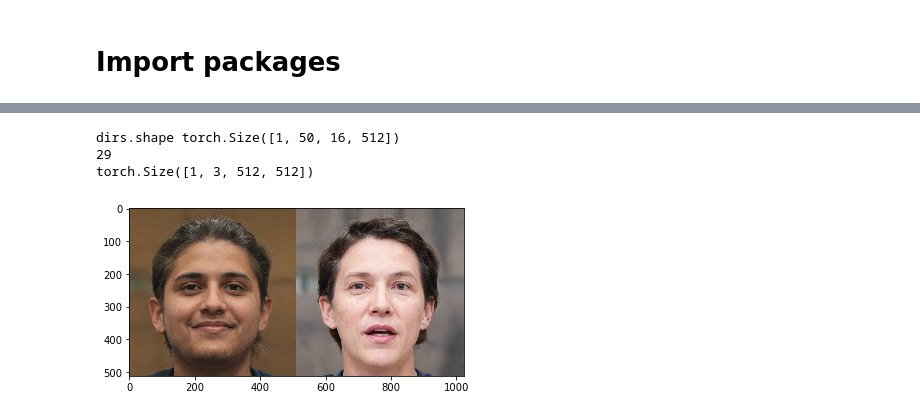
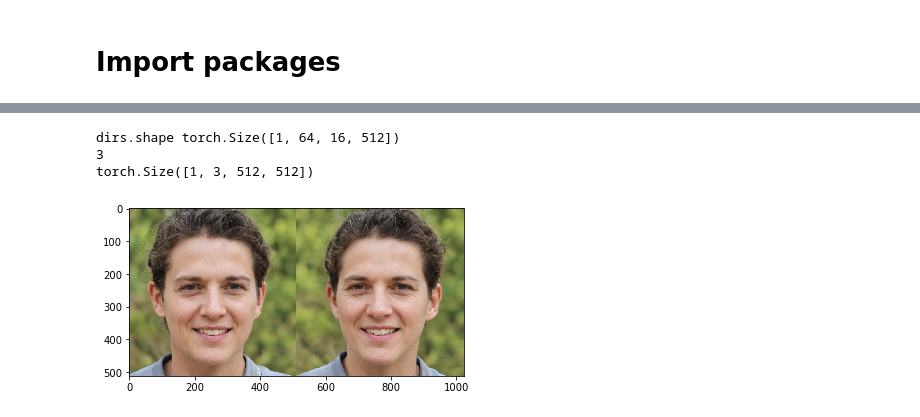
Before and after one commit to zhuxinqimac/stylegan2-ada-pytorch, a Jupyter notebook: eval_nav_nb.ipynb, the cells around one changed output, grey strips where cells are left out. Cells and saved outputs as stored; diff of their text form; code cells hidden in the pictures.

```diff
--- a/eval_nav_nb.ipynb
+++ b/eval_nav_nb.ipynb
@@ -111,16 +130,16 @@ def show(img):
 # %%
 def try_var_scale_ls(M, var_scale_ls, idx, used_dims, seed=0, truncation_psi=0.3):
     torch.random.manual_seed(seed)
-    z = torch.randn([1, G.z_dim], device=device)
-    c = torch.randn([1, G.c_dim], device=device)
-    w = G.mapping(z, c, truncation_psi=truncation_psi) # (b, num_ws, w_dim)
+    z = torch.randn([1, G_ref.z_dim], device=device)
+    c = torch.randn([1, G_ref.c_dim], device=device)
+    w = G_ref.mapping(z, c, truncation_psi=truncation_psi) # (b, num_ws, w_dim)
     dirs = M(w) # [b, nv_dim, num_ws, w_dim]
     print('dirs.shape', dirs.shape)
     w_1 = w - dirs[:, used_dims[idx]] * var_scale_ls[idx]
     w_2 = w + dirs[:, used_dims[idx]] * var_scale_ls[idx] # [b, num_ws, w_dim]
     print(idx)
-    image = G.synthesis(w_1, noise_mode='const')
-    image_2 = G.synthesis(w_2, noise_mode='const')
+    image = G_ref.synthesis(w_1, noise_mode='const')
+    image_2 = G_ref.synthesis(w_2, noise_mode='const')
     print(image.shape)
 
     show(torch.cat([image, image_2], dim=3)[0].cpu())
@@ -276,12 +299,24 @@ used_attr_idx = list(range(24))
 # navigator_pkl = '/mnt/hpc_scratch/stylegan2-ada-pytorch/nav_eccv22_atl_fixedES_neig30_ffhq512_1/00008-ffhq512-z_30-lr_0.01-wals_0.3-prand_F-vart_s-mcont_1-dis_512-dic_3-mir_T-ldimg_T-ndup_1-sensor_alex-sensl_10-ftop_T-fdf_F-at_fixed-nt_fixedES-neig_30-afc_3-nfc_3-atl_14-atg_3-cont_0-pos_1-neg_1-div_0.1-ncol_2-dys_T-vars_1-kimg1000-batch28/network-snapshot-001000.pkl'
 # === contra-2
 # navigator_pkl = '/mnt/hpc_scratch/stylegan2-ada-pytorch/nav_eccv22_fixedE100_ffhq512_1/00004-ffhq512-z_50-lr_0.05-wals_0.3-prand_F-vart_s-mcont_1-dis_512-dic_3-mir_T-ldimg_T-ndup_1-sensor_alex-sensl_10-ftop_T-fdf_F-at_fixed-nt_fixedE-neig_100-afc_3-nfc_3-atl_16-atg_3-cont_0-pos_1-neg_1-div_0.1-ncol_2-dys_T-vars_3-kimg600-batch10/network-snapshot-000600.pkl'
+# navigator_pkl = '/lshare/xqzhu/repo_results/stylegan2-ada-pytorch/nav_aaai23_bi_z64_200k_ffhq512/00000-ffhq512-z_64-lr_0.1-vars_0.5-wals_0.3-prand_F-vart_s-mcont_0-dis_512-dic_3-mir_T-ldimg_T-ndup_1-sensor_alex-sensl_10-ftop_T-fdf_F-at_fixed-nt_fixedE-neig_300-afc_3-nfc_3-atl_16-atg_3-cont_1-pos_1-neg_1-div_0.01-ncol_16-dys_T-kimg200-batch8/network-snapshot-000200.pkl'
+# navigator_pkl = '/lshare/xqzhu/repo_results/stylegan2-ada-pytorch/nav_aaai23_bi_z64_200k_ffhq512/00001-ffhq512-z_64-lr_0.1-vars_0.5-wals_0.3-prand_F-vart_s-mcont_0-dis_512-dic_3-mir_T-ldimg_T-ndup_1-sensor_alex-sensl_10-ftop_T-fdf_F-at_fixed-nt_fixedE-neig_300-afc_3-nfc_3-atl_16-atg_3-cont_1-pos_1-neg_1-div_0.01-ncol_16-dys_T-kimg200-batch8/network-snapshot-000200.pkl'
+# navigator_pkl = '/lshare/xqzhu/repo_results/stylegan2-ada-pytorch/nav_aaai23_bi_z64_200k_ffhq512/00002-ffhq512-z_64-lr_0.1-vars_0.5-wals_0.3-prand_F-vart_s-mcont_0-dis_512-dic_3-mir_T-ldimg_T-ndup_1-sensor_alex-sensl_10-ftop_T-fdf_F-at_fixed-nt_fixedE-neig_300-afc_3-nfc_3-atl_16-atg_3-cont_1-pos_1-neg_1-div_0.01-ncol_16-dys_T-kimg200-batch8/network-snapshot-000200.pkl'
+navigator_pkl = '/lshare/xqzhu/repo_results/stylegan2-ada-pytorch/nav_aaai23_bi_z64_200k_ffhq512/00003-ffhq512-z_64-lr_0.1-vars_0.5-wals_0.3-prand_F-vart_s-mcont_0-dis_512-dic_3-mir_T-ldimg_T-ndup_1-sensor_alex-sensl_10-ftop_T-fdf_F-at_fixed-nt_fixedE-neig_300-afc_3-nfc_3-atl_16-atg_3-cont_1-pos_1-neg_1-div_0.01-ncol_16-dys_T-kimg200-batch8/network-snapshot-000200.pkl'
 # === pca_base
-navigator_pkl = '/mnt/hpc_scratch/stylegan2-ada-pytorch/nav_eccv22_pcabase_ffhq512/00002-ffhq512-z_50-lr_0.01-wals_1-prand_F-vart_s-mcont_0-dis_512-dic_3-mir_T-ldimg_T-ndup_1-sensor_alex-sensl_10-ftop_T-fdf_F-vmul_T-at_none-nt_pca-neig_100-afc_3-nfc_3-atl_16-atg_3-cont_0-pos_1-neg_1-div_0-ncol_2-dys_T-vars_0.5-kimg80-batch6/network-snapshot-init.pkl'
+# navigator_pkl = '/mnt/hpc_scratch/stylegan2-ada-pytorch/nav_eccv22_pcabase_ffhq512/00002-ffhq512-z_50-lr_0.01-wals_1-prand_F-vart_s-mcont_0-dis_512-dic_3-mir_T-ldimg_T-ndup_1-sensor_alex-sensl_10-ftop_T-fdf_F-vmul_T-at_none-nt_pca-neig_100-afc_3-nfc_3-atl_16-atg_3-cont_0-pos_1-neg_1-div_0-ncol_2-dys_T-vars_0.5-kimg80-batch6/network-snapshot-init.pkl'
 # === sefa_base
 # navigator_pkl = '/mnt/hpc_scratch/stylegan2-ada-pytorch/nav_eccv22_sefabase_ffhq512/00000-ffhq512-z_30-lr_0.01-wals_0.3-prand_F-vart_s-mcont_1-dis_512-dic_3-mir_T-ldimg_T-ndup_1-sensor_alex-sensl_10-ftop_T-fdf_F-at_none-nt_sefa-neig_4-afc_3-nfc_3-atl_16-atg_3-cont_0-pos_1-neg_1-div_0.1-ncol_2-dys_T-vars_0.5-kimg1-batch24/network-snapshot-init.pkl'
 # === recog-at_fixed-nv_fixed
 # navigator_pkl = '/mnt/hpc_scratch/stylegan2-ada-pytorch/nav_eccv22_recogbase_ffhq512/00002-ffhq512-z_30-lr_0.01-wals_0.3-prand_F-mcont_0-sensor_alex-Rpre_T-recg_1-vs_0.25-sensl_10-ftop_T-fdf_F-at_fixed-nt_fixed-neig_4-afc_3-nfc_3-atl_16-atg_3-cont_0-pos_1-neg_1-div_0.1-ncol_2-dys_T-vars_0.5-kimg1000-batch8/network-snapshot-001000.pkl'
 M = load_M(navigator_pkl)
+# if len(gpu_ids) > 1:
+#     M = nn.DataParallel(M)
+#     M.to(device)
+#     M_ref = M.module
+# else:
+#     M_ref = M.to(device)
+M_ref = M.to(device)
+print(M.nv_dim)
 print('Done')
 # %% [output]
@@ -310,45 +346,46 @@ used_dims: tensor([ 2,  1,  8,  3,  9, 12, 15,  4, 11,  0, 21, 13, 17, 16,  6, 1
 # %%
-pca_used_dims = used_dims
-pca_var_scale_ls = [3,3,3,3,3,3,
-                   2,2,2,2,2,2,
-                   2,2,2,2,2,2,
-                   2,2,2,2,2,2,
-                   2,2,2,2,2,2]
-try_var_scale_ls(M, var_scale_ls=pca_var_scale_ls, used_dims=pca_used_dims, idx=29, seed=2001)
+# pca_used_dims = used_dims
+# pca_var_scale_ls = [3,3,3,3,3,3,
+#                    2,2,2,2,2,2,
+#                    2,2,2,2,2,2,
+#                    2,2,2,2,2,2,
+#                    2,2,2,2,2,2]
+# try_var_scale_ls(M, var_scale_ls=pca_var_scale_ls, used_dims=pca_used_dims, idx=29, seed=2001)
 
 # === contra-1
 # contra_var_scale_ls = [0.5,5,5,0.5,0.5,1,
 #                       1,0.5,0.5,1,0.5,0.5,
 #                       0.5,5,1,0.5,0.5,1,
 #                       5,1,3,1,0.5,1,
 #                       0.5,0.5,3,1,0.5,1]
 # try_var_scale_ls(M, var_scale_ls=contra_var_scale_ls, idx=3, seed=112)
 
 # === contra-2
-# contra2_used_dims = used_dims
+contra2_used_dims = used_dims
 # contra2_var_scale_ls = [0.5,0.5,0.5,0.5,0.7,0.5,
 #                        0.5,0.5,1,1,0.5,0.7,
 #                        0.5,1,1,0.5,1,1,
 #                        0.5,0.5,0.7,0.5,0.5,1,
 #                        0.5,1,0.5,0.7,1,0.7,]
-# try_var_scale_ls(M, var_scale_ls=contra2_var_scale_ls, used_dims=contra2_used_dims, idx=29, seed=31)
+contra2_var_scale_ls = [0.3] * 64
+try_var_scale_ls(M, var_scale_ls=contra2_var_scale_ls, used_dims=contra2_used_dims, idx=3, seed=31)
 
 # sefa_var_scale_ls = [2,3,4,3,3,3,
 #                       3,3,3,3,2,2,
 #                       2,2,1.5,1.5,1.5,1.5,
 #                       1.5,1.5,1.5,1.5,1.5,1.5,
 #                       1.5,1.5,1.5,1.5,1.5,1.5]
 # try_var_scale_ls(M, var_scale_ls=sefa_var_scale_ls, idx=29, seed=2013)
 
 # recog_var_scale_ls = [0.5,0.5,0.5,0.5,0.5,5,
 #                       5,0.5,0.5,5,0.5,0.5,
 #                       1,0.5,0.5,0.3,0.5,0.5,
 #                       5,1,1,0.5,0.5,5,
 #                       0.5,0.3,0.3,0.5,0.5,5]
 # try_var_scale_ls(M, var_scale_ls=recog_var_scale_ls, idx=29, seed=2016)
 # %% [output]
-dirs.shape torch.Size([1, 50, 16, 512])
-29
+dirs.shape torch.Size([1, 64, 16, 512])
+3
 torch.Size([1, 3, 512, 512])
-[figure, old version]
+[figure, new version]
 # %%
```
Also changed, not shown: parts of 15 cells of this notebook, 8 other files.
